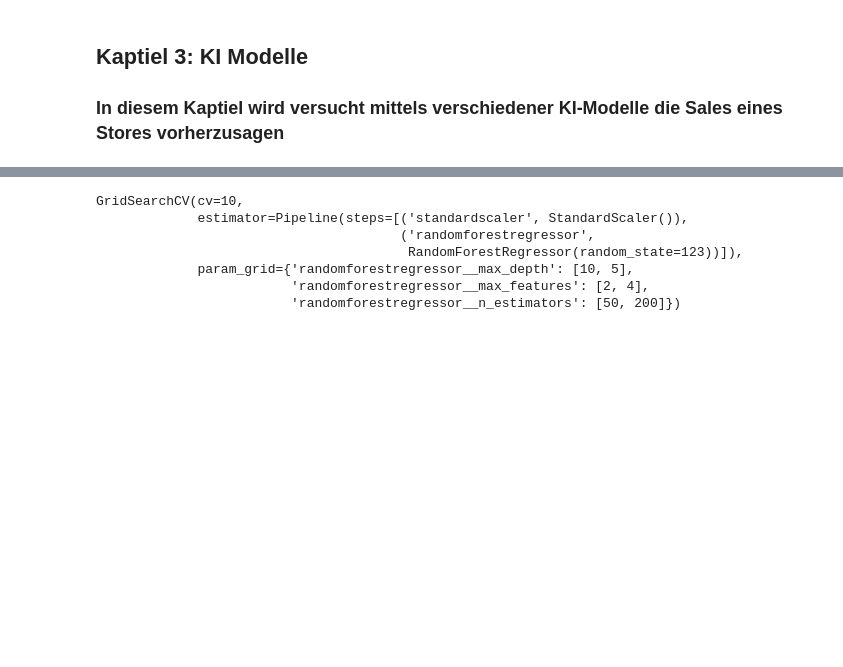
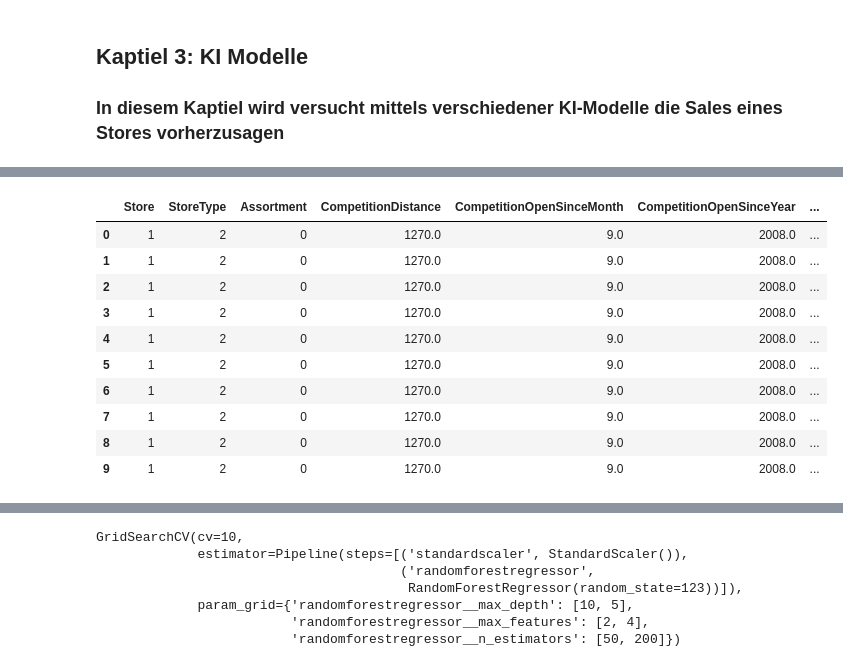
Before and after one commit to Max3978/Rossmann-Store-Sales, a Jupyter notebook: master.ipynb, the cells around one changed output, grey strips where cells are left out. Cells and saved outputs as stored; diff of their text form; code cells hidden in the pictures; blank space fills up the shorter version.

Commit message:
funktionen ergänzt

```diff
--- a/master.ipynb
+++ b/master.ipynb
@@ -283,4 +211,5 @@ None
 # %%
-# Die Spalte Date wird entfernt
-df_merged2.drop(['Date'], axis=1, inplace=True)
-df_merged2.head()
+# Funktion zum Entfernen der Spalte Date wird erstellt
+def drop_date_col(dataframe):
+    dataframe.drop(['Date'], axis=1, inplace=True)
+    return dataframe
@@ -311,15 +216,18 @@ print(df_merged2['Assortment'].unique())
+# %%
+# replace 0 with '0'
+# Eine Funktion zum Ersetzen der 0 mit '0' wird erstellt
+def replace_zero(dataframe):
+    dataframe['StateHoliday'] = dataframe['StateHoliday'].replace(0, '0')
+    return dataframe
 # %%
 # Die Spalten StateHoliday, StoreType, Assortment werden in numerische Werte umgewandelt mittels Label Encoding
 from sklearn.preprocessing import LabelEncoder
 
-le = LabelEncoder()
-df_merged2['StateHoliday'] = le.fit_transform(df_merged2['StateHoliday'])
-df_merged2['StoreType'] = le.fit_transform(df_merged2['StoreType'])
-df_merged2['Assortment'] = le.fit_transform(df_merged2['Assortment'])
+# Eine Funktion zum Label Encoding wird erstellt
+def label_encoding(dataframe):
+    le = LabelEncoder()
+    dataframe['StateHoliday'] = le.fit_transform(dataframe['StateHoliday'])
+    dataframe['StoreType'] = le.fit_transform(dataframe['StoreType'])
+    dataframe['Assortment'] = le.fit_transform(dataframe['Assortment'])
 
-print(df_merged2['StateHoliday'].unique())
-print(df_merged2['StoreType'].unique())
-print(df_merged2['Assortment'].unique())
-
-
-print(df_merged2.info())
+    return dataframe
@@ -364,0 +267,21 @@ from sklearn import preprocessing
+# %%
+merge_df(df1, df2, df_merged2)
+split_date(df_merged2)
+drop_promo2_cols(df_merged2)
+drop_date_col(df_merged2)
+replace_zero(df_merged2)
+label_encoding(df_merged2)
+
+df_merged2.head(10)
+# %% [output]
+|  | Store | StoreType | Assortment | CompetitionDistance | CompetitionOpenSinceMonth | CompetitionOpenSinceYear | ... |
+| 0 | 1 | 2 | 0 | 1270.0 | 9.0 | 2008.0 | ... |
+| 1 | 1 | 2 | 0 | 1270.0 | 9.0 | 2008.0 | ... |
+| 2 | 1 | 2 | 0 | 1270.0 | 9.0 | 2008.0 | ... |
+| 3 | 1 | 2 | 0 | 1270.0 | 9.0 | 2008.0 | ... |
+| 4 | 1 | 2 | 0 | 1270.0 | 9.0 | 2008.0 | ... |
+| 5 | 1 | 2 | 0 | 1270.0 | 9.0 | 2008.0 | ... |
+| 6 | 1 | 2 | 0 | 1270.0 | 9.0 | 2008.0 | ... |
+| 7 | 1 | 2 | 0 | 1270.0 | 9.0 | 2008.0 | ... |
+| 8 | 1 | 2 | 0 | 1270.0 | 9.0 | 2008.0 | ... |
+| 9 | 1 | 2 | 0 | 1270.0 | 9.0 | 2008.0 | ... |
```
Also changed, not shown: parts of 19 cells of this notebook.
